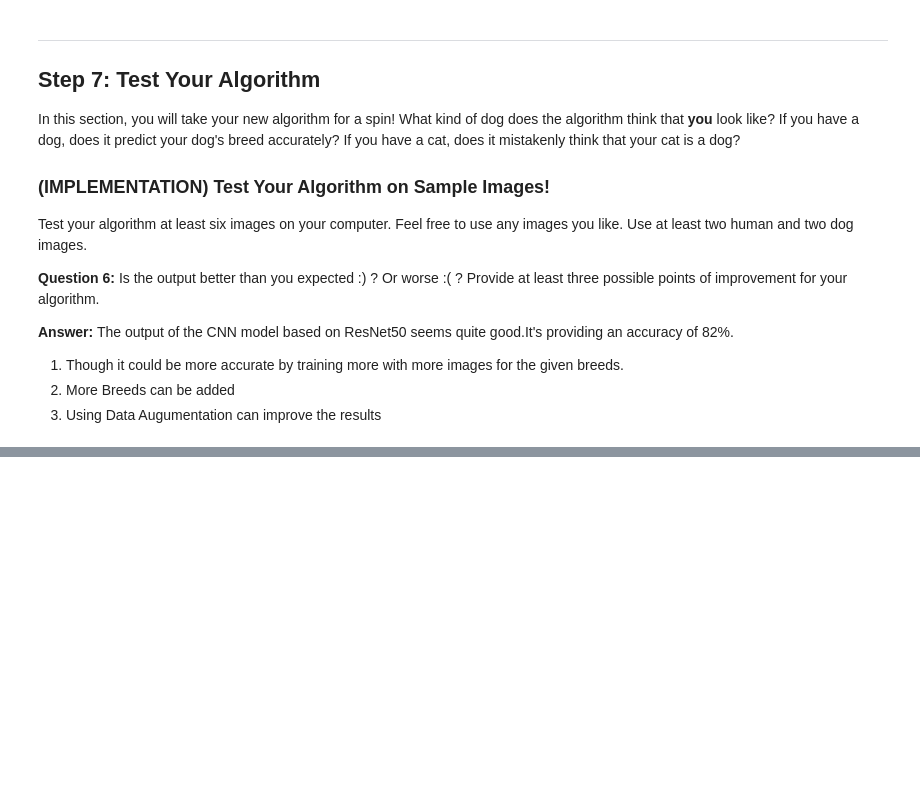
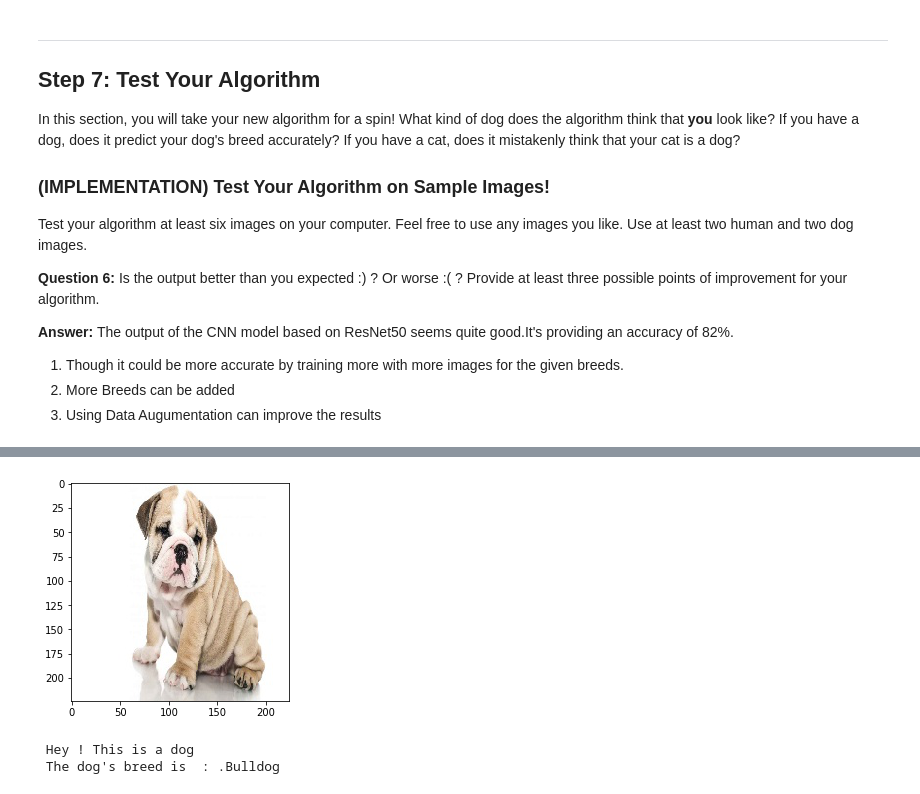
Before and after one commit to AJAX6255/dog-project, a Jupyter notebook: dog_app.ipynb, the cells around one changed output, grey strips where cells are left out. Saved outputs shown, nothing was run; the diff lists cells and outputs as text; code cells hidden in the pictures; blank space fills up the shorter version.

```diff
--- a/dog_app.ipynb
+++ b/dog_app.ipynb
@@ -959,0 +932,6 @@ __Answer:__  The output of the CNN model based on ResNet50 seems quite good.It's
+# %%
+predicts_dog_breed_by_image('dog_2.jpg')
+# %% [output]
+[figure, added]
+ Hey ! This is a dog
+ The dog's breed is  : .Bulldog
```
Also changed, not shown: parts of 21 cells of this notebook, 1 other file.
